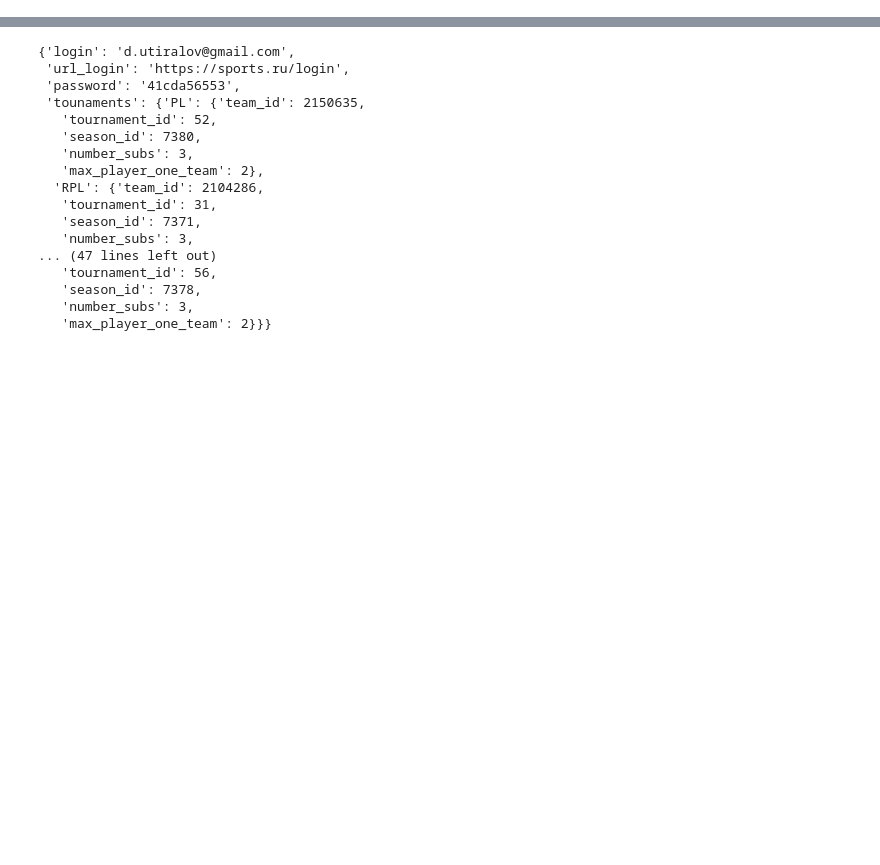
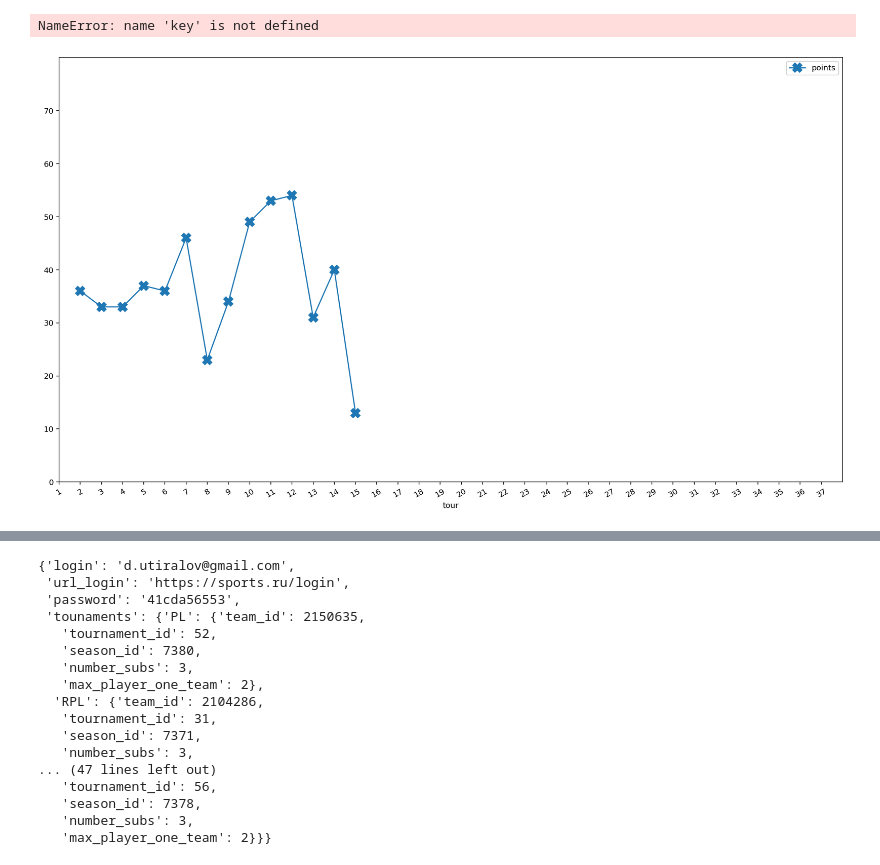
Before and after one commit to DonaldWipper/fantasy, a Jupyter notebook: FlaskApp/parse_sports.ipynb, the cells around one changed output, grey strips where cells are left out. Cells and saved outputs as stored; diff of their text form; code cells hidden in the pictures; blank space fills up the shorter version.

```diff
--- a/FlaskApp/parse_sports.ipynb
+++ b/FlaskApp/parse_sports.ipynb
@@ -48,0 +74,6 @@ https://www.sports.ru/fantasy/football/team/json/2104286.json
+# %%
+f = fantasy_logic.sportsFantasyLogic(2104286, 31, 7371, sports)
+f.get_plot_statistics()
+# %% [output]
+NameError: name 'key' is not defined
+[figure, added]
```
Also changed, not shown: parts of 13 cells of this notebook, 20 other files.
